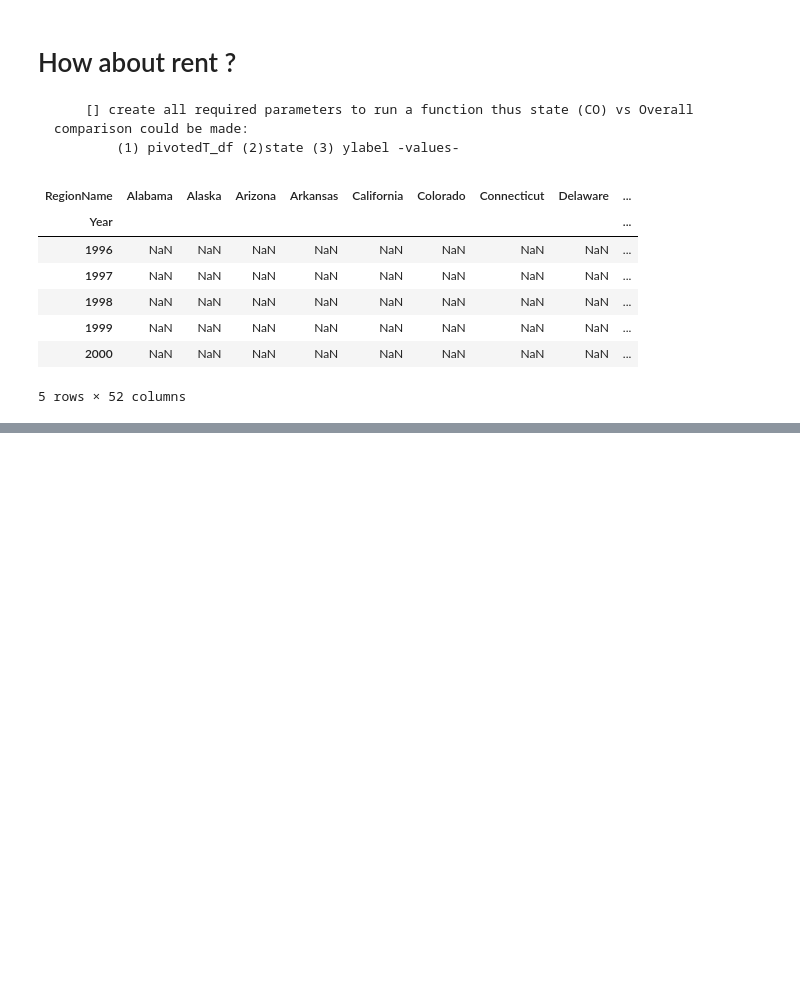
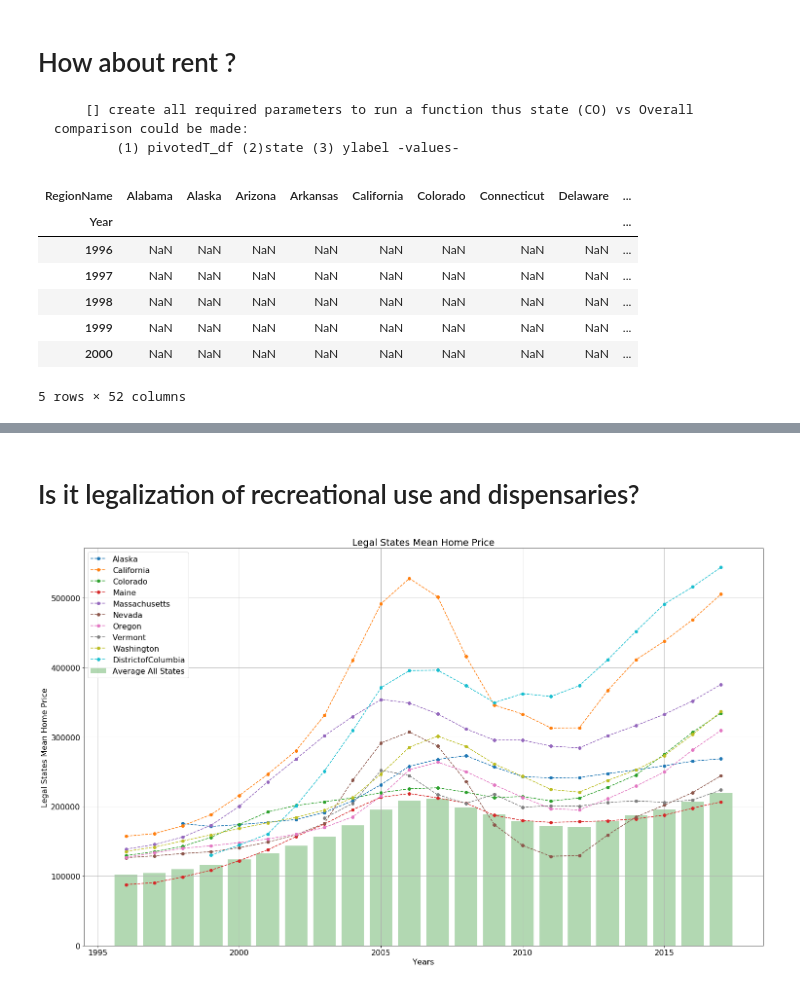
Before and after one commit to attila5287/DU_BigData_TeamProject1_WheresJames, a Jupyter notebook: Pr1_TeamWheresJames_Attila_RealEstate.ipynb, the cells around one changed output, grey strips where cells are left out. Cells and saved outputs as stored; diff of their text form; code cells hidden in the pictures; blank space fills up the shorter version.

```diff
--- a/Pr1_TeamWheresJames_Attila_RealEstate.ipynb
+++ b/Pr1_TeamWheresJames_Attila_RealEstate.ipynb
@@ -313,0 +344,9 @@ BarLine_vsAvg_onYears(pivoted_Tdf=stateMeanYear_pdf,state='Colorado',ylabel='Avg
+# %% [markdown]
+# Is it legalization of recreational use and dispensaries?
+# %%
+# The recreational use of cannabis is legal in 9 states
+LegalStates_list = ['Alaska', 'California', 'Colorado', 'Maine', 'Massachusetts', 'Nevada', 'Oregon', 'Vermont', 'Washington', 'DistrictofColumbia']
+
+PlotStateList(pivoted_Tdf=stateMeanYear_pdf,states_list =LegalStates_list,ylabel='Legal States Mean Home Price')
+# %% [output]
+[figure, added]
```
Also changed, not shown: parts of 10 cells of this notebook.
